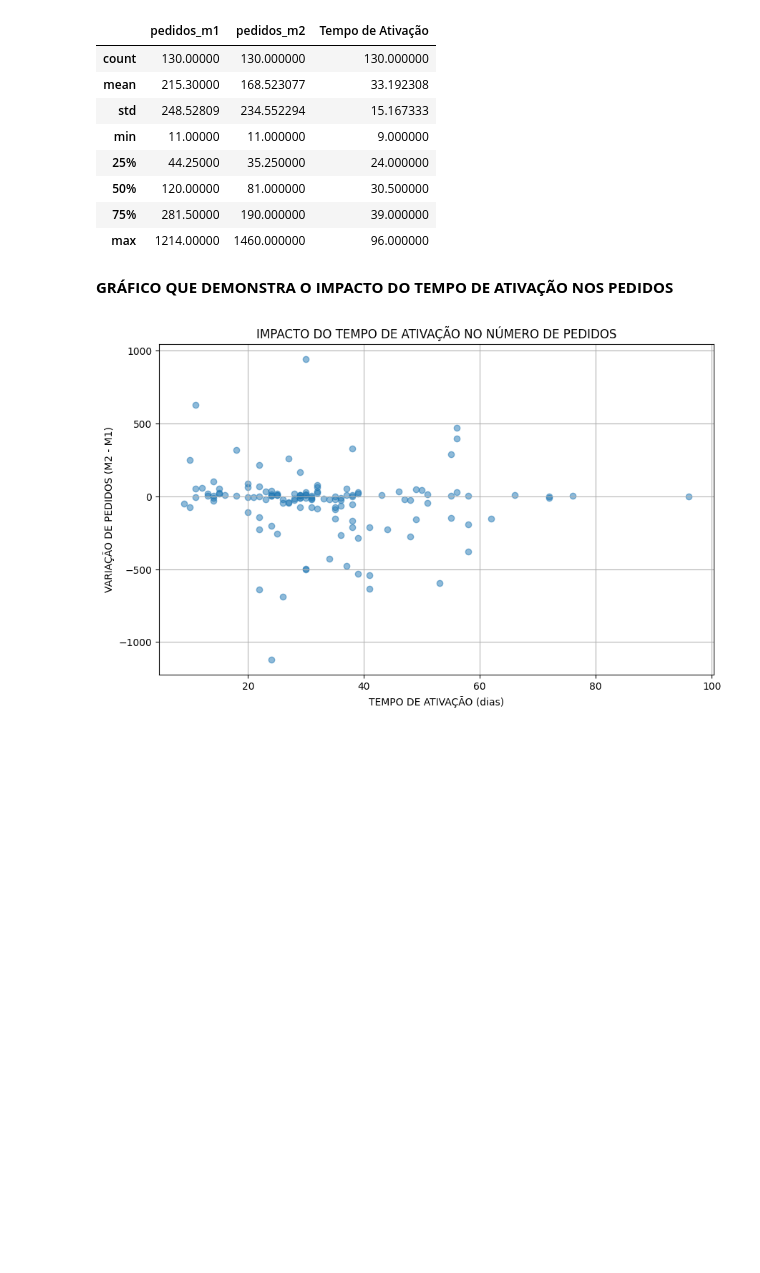
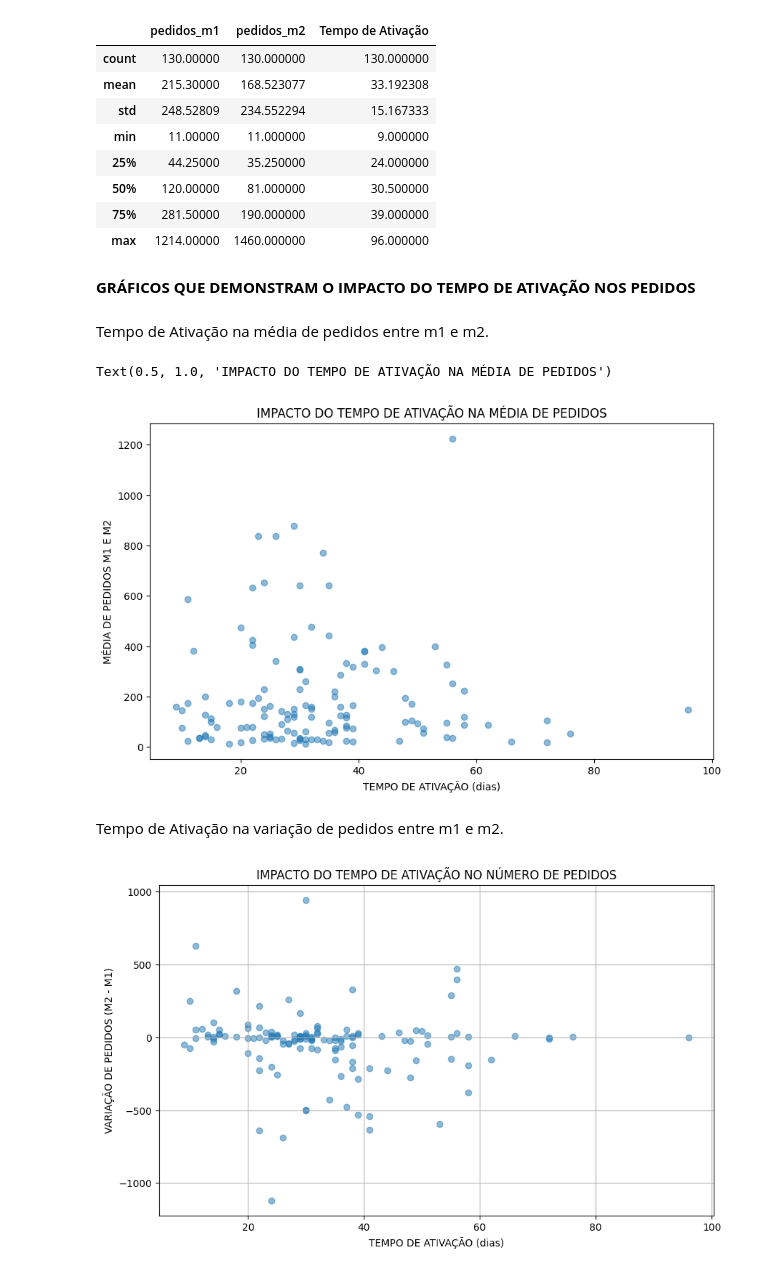
Before and after one commit to canasep/mack_projeto1, a Jupyter notebook: codes/PROJETO_APLICADO_1.ipynb, the cells around one changed output. Saved outputs shown, nothing was run; the diff lists cells and outputs as text; code cells hidden in the pictures; blank space fills up the shorter version.

```diff
--- a/codes/PROJETO_APLICADO_1.ipynb
+++ b/codes/PROJETO_APLICADO_1.ipynb
@@ -467,6 +473,27 @@ Quantidade de Restaurantes na base valida 130
 | 75% | 281.50000 | 190.000000 | 39.000000 |
 | max | 1214.00000 | 1460.000000 | 96.000000 |
 # %% [markdown]
-**GRÁFICO QUE DEMONSTRA O IMPACTO DO TEMPO DE ATIVAÇÃO NOS PEDIDOS**
+**GRÁFICOS QUE DEMONSTRAM O IMPACTO DO TEMPO DE ATIVAÇÃO NOS PEDIDOS**
+# %% [markdown]
+Tempo de Ativação na média de pedidos entre m1 e m2.
+# %%
+# GRAFICOS COM O IMPACTO DO TEMPO DE ATIVAÇÃO NO NUMERO DE PEDIDOS
+
+## GRAFICO QUE DEMONSTRA O TEMPO DE ATIVAÇÃO EM RELAÇÃO A MÉDIA DE PEDIDOS EM M1 E M2
+
+### CRIACAO DO SCATTER
+plt.figure(figsize=(10, 6))
+plt.scatter(ano2024_validos['Tempo de Ativação'], ((ano2024_validos['pedidos_m2'] + ano2024_validos['pedidos_m1'])/2), alpha=0.5
+            )
+
+### LABELS
+plt.xlabel('TEMPO DE ATIVAÇÃO (dias)')
+plt.ylabel('MÉDIA DE PEDIDOS M1 E M2')
+plt.title('IMPACTO DO TEMPO DE ATIVAÇÃO NA MÉDIA DE PEDIDOS')
+# %% [output]
+Text(0.5, 1.0, 'IMPACTO DO TEMPO DE ATIVAÇÃO NA MÉDIA DE PEDIDOS')
+[figure, added]
+# %% [markdown]
+Tempo de Ativação na variação de pedidos entre m1 e m2.
 # %%
 # GRAFICO COM O IMPACTO DO TEMPO DE ATIVAÇÃO NO NUMERO DE PEDIDOS
```
Also changed, not shown: parts of 4 cells of this notebook.
